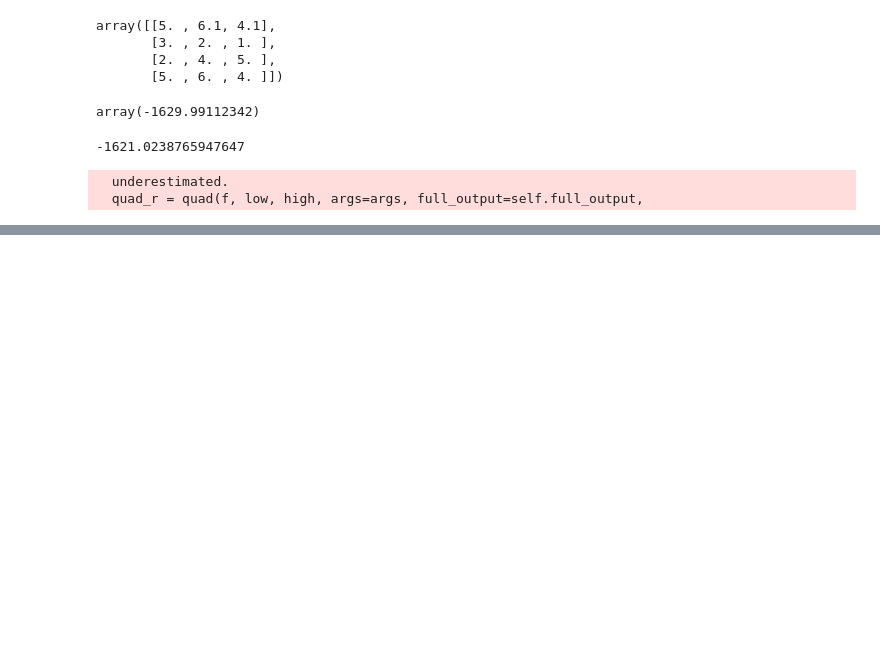
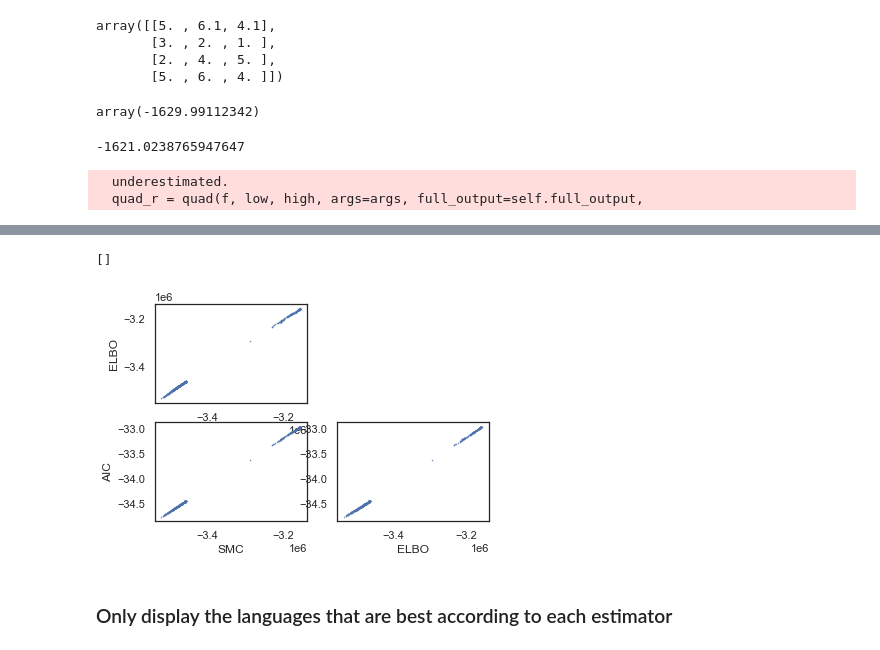
Before and after one commit to thelogicalgrammar/inferringLoT, a Jupyter notebook: NeuralNetworksLoT/bayesianModel/rapid_tests.ipynb, the cells around one changed output, grey strips where cells are left out. Cells and saved outputs as stored; diff of their text form; code cells hidden in the pictures; blank space fills up the shorter version.

```diff
--- a/bayesianModel/rapid_tests.ipynb
+++ b/NeuralNetworksLoT/bayesianModel/rapid_tests.ipynb
@@ -622,0 +489,20 @@ freq_reg = analysis.run_frequentist_regression()
+# %%
+fig, axes = plt.subplots(2,2)
+
+axes[0,0].scatter(loglik_smc, elbos_list, s=0.2)
+axes[1,1].scatter(elbos_list, AICs, s=0.2)
+axes[1,0].scatter(loglik_smc, AICs, s=0.2)
+
+axes[1,0].set_xlabel('SMC')
+axes[0,0].set_ylabel('ELBO')
+axes[1,0].set_ylabel('AIC')
+axes[1,1].set_xlabel('ELBO')
+
+sns.despine(ax=axes[0,1], left=True, bottom=True)
+axes[0,1].set_xticks([])
+axes[0,1].set_yticks([])
+# %% [output]
+[]
+[figure, added]
+# %% [markdown]
+### Only display the languages that are best according to each estimator
```
Also changed, not shown: parts of 72 cells of this notebook, 26 other files.
